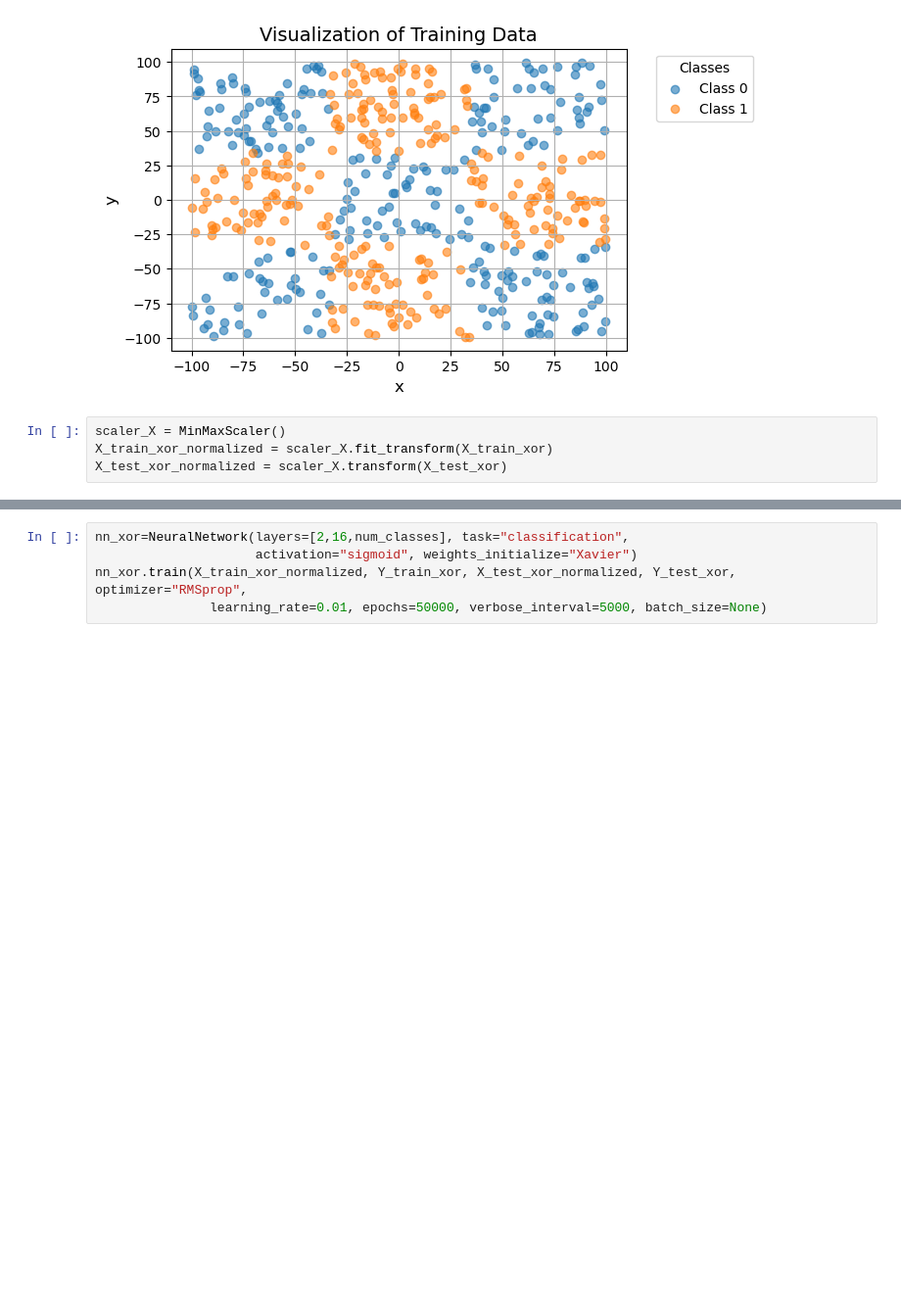
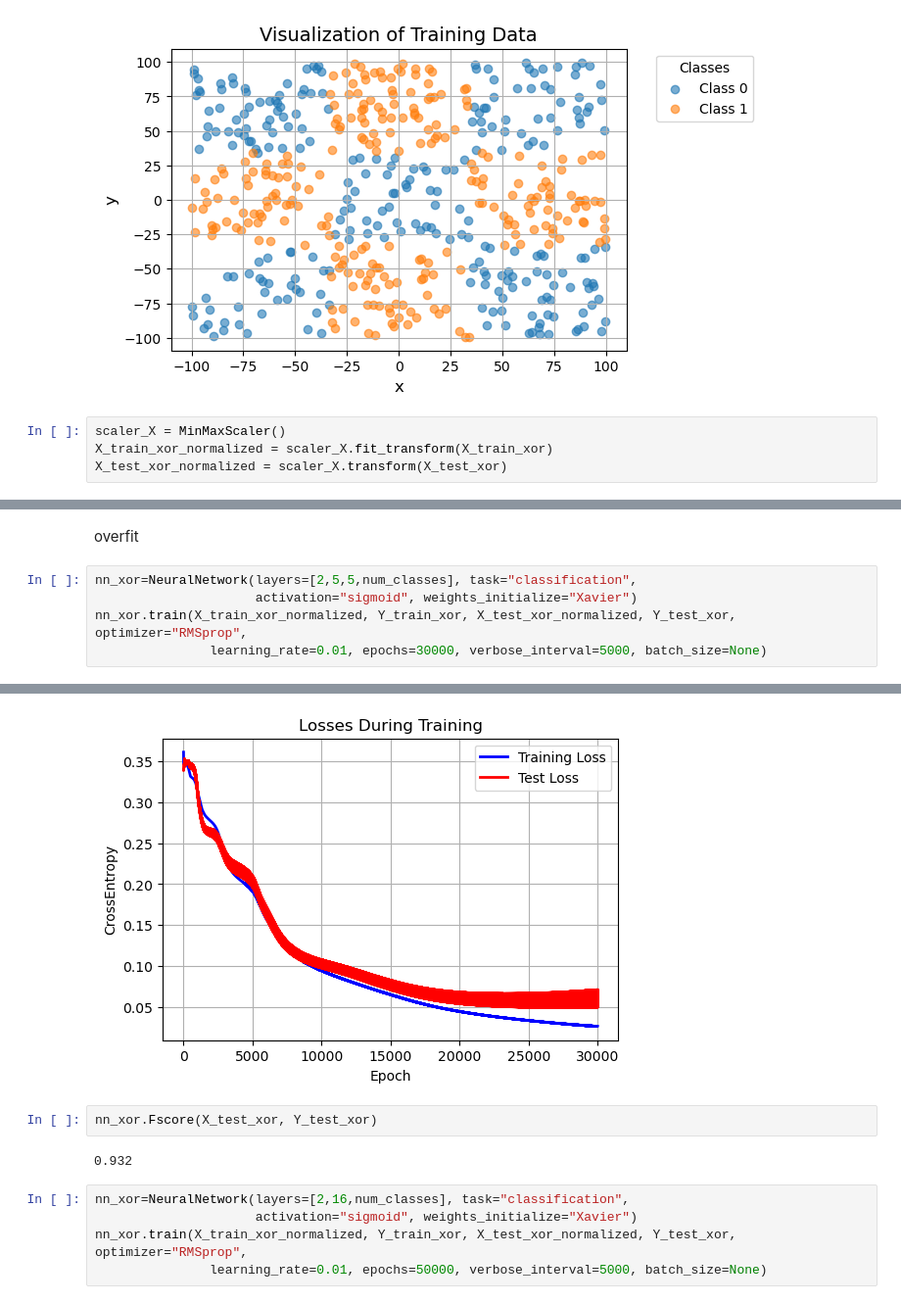
Before and after one commit to sienkozuzanna/miowad, a Jupyter notebook: NeuralNetworks/nn4.ipynb, the cells around one changed output, grey strips where cells are left out. Shown at 98% size. Drawn from its saved outputs; the diff is of its cells as text; blank space fills up the shorter version.

```diff
--- a/NeuralNetworks/nn4.ipynb
+++ b/NeuralNetworks/nn4.ipynb
@@ -194,0 +267,8 @@ X_test_xor_normalized = scaler_X.transform(X_test_xor)
+# %% [markdown]
+overfit
+# %%
+nn_xor=NeuralNetwork(layers=[2,5,5,num_classes], task="classification",
+                     activation="sigmoid", weights_initialize="Xavier")
+nn_xor.train(X_train_xor_normalized, Y_train_xor, X_test_xor_normalized, Y_test_xor, optimizer="RMSprop",
+               learning_rate=0.01, epochs=30000, verbose_interval=5000, batch_size=None)
+# %% [output]
@@ -195,3 +281,8 @@ X_test_xor_normalized = scaler_X.transform(X_test_xor)
+[figure, added]
+# %%
+nn_xor.Fscore(X_test_xor, Y_test_xor)
+# %% [output]
+0.932
 # %%
 nn_xor=NeuralNetwork(layers=[2,16,num_classes], task="classification",
                      activation="sigmoid", weights_initialize="Xavier")
```
Also changed, not shown: parts of 7 cells of this notebook, 2 other files.
